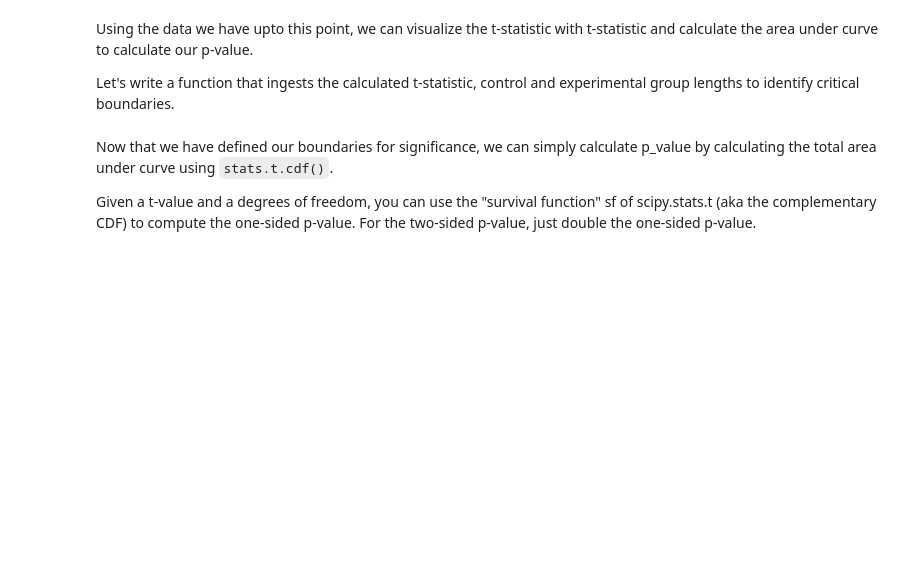
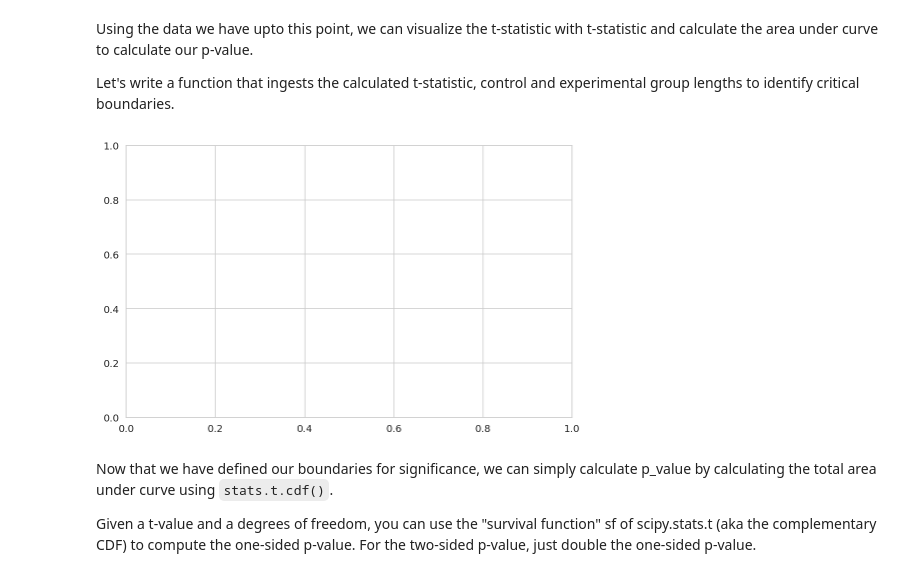
Before and after one commit to AustinKrause/dsc-2-20-09-2-sample-t-tests-lab-nyc-ds-career-031119, a Jupyter notebook: index.ipynb, the cells around one changed output. Cells and saved outputs as stored; diff of their text form; code cells hidden in the pictures; blank space fills up the shorter version.

```diff
--- a/index.ipynb
+++ b/index.ipynb
@@ -150,21 +150,26 @@ Let's write a function that ingests the calculated t-statistic, control and expe
 # %%
 # Visualize t and p_value
 
 def visualize_t(t_stat, n_control, n_experimental):
 
     # initialize a matplotlib "figure"
-
+    fig = plt.figure(figsize=(8,5))
+    ax = fig.gca()
+    # generate points on the x axis between -4 and 4:
+    xs = np.linspace(-4, 4, 500)
     # generate points on the x axis between -4 and 4:
 
     # use stats.t.pdf to get values on the probability density function for the t-distribution
 
     # Draw two sided boundary for critical-t
 
     return None
 
 n_control = None
 n_experimental = None
 visualize_t(t_stat, n_control, n_experimental)
+# %% [output]
+[figure, added]
 # %%
 # Visualize p_value
 
```
